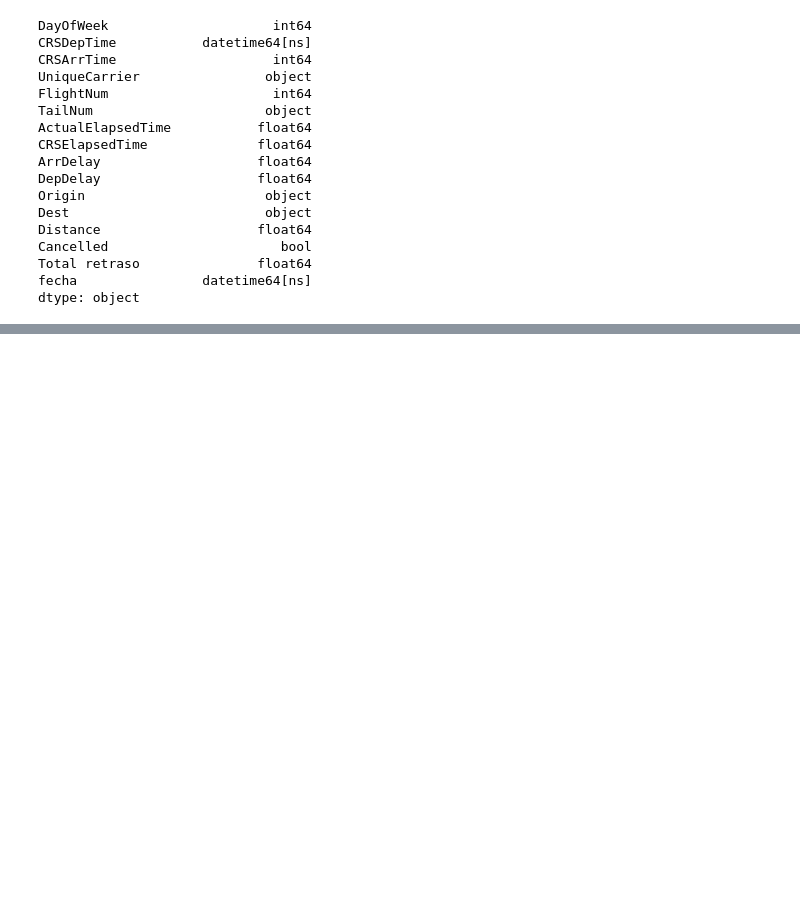
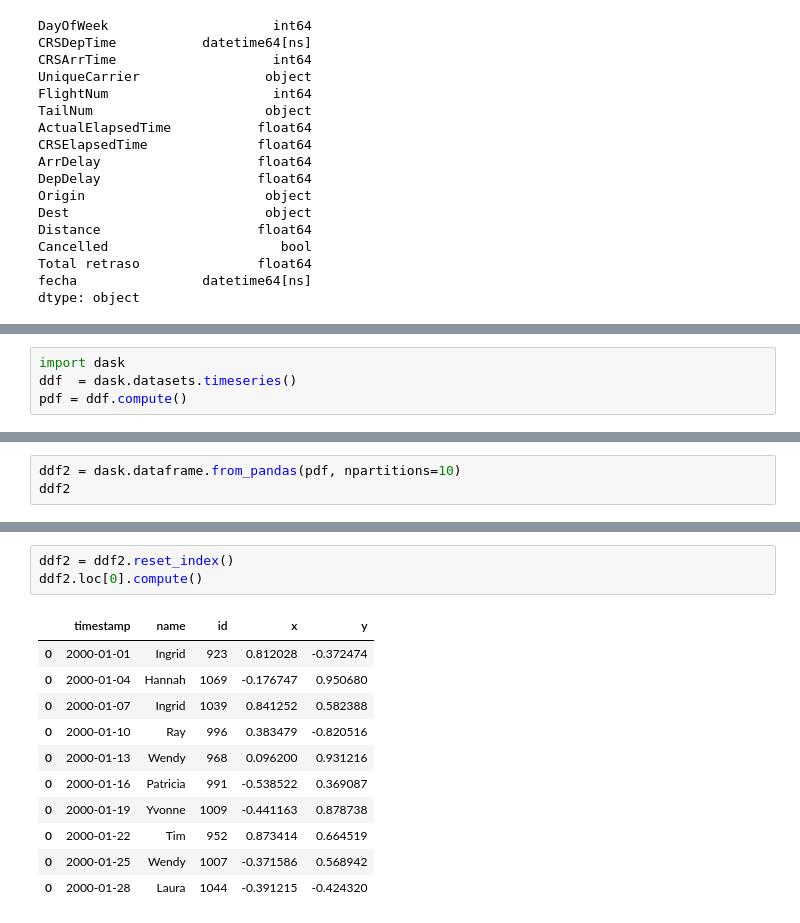
Before and after one commit to roddavalosG/proyecto_dask, a Jupyter notebook: 03_comparacion_pandas_dask.ipynb, the cells around one changed output, grey strips where cells are left out. Drawn from its saved outputs; the diff is of its cells as text; blank space fills up the shorter version.

```diff
--- a/03_comparacion_pandas_dask.ipynb
+++ b/03_comparacion_pandas_dask.ipynb
@@ -253,0 +258,4 @@ dtype: object
+# %%
+import dask
+ddf  = dask.datasets.timeseries()
+pdf = ddf.compute()
@@ -253,0 +302,3 @@ dtype: object
+# %%
+ddf2 = dask.dataframe.from_pandas(pdf, npartitions=10)
+ddf2
@@ -253,0 +327,15 @@ dtype: object
+# %%
+ddf2 = ddf2.reset_index()
+ddf2.loc[0].compute()
+# %% [output]
+|  | timestamp | name | id | x | y |
+| 0 | 2000-01-01 | Ingrid | 923 | 0.812028 | -0.372474 |
+| 0 | 2000-01-04 | Hannah | 1069 | -0.176747 | 0.950680 |
+| 0 | 2000-01-07 | Ingrid | 1039 | 0.841252 | 0.582388 |
+| 0 | 2000-01-10 | Ray | 996 | 0.383479 | -0.820516 |
+| 0 | 2000-01-13 | Wendy | 968 | 0.096200 | 0.931216 |
+| 0 | 2000-01-16 | Patricia | 991 | -0.538522 | 0.369087 |
+| 0 | 2000-01-19 | Yvonne | 1009 | -0.441163 | 0.878738 |
+| 0 | 2000-01-22 | Tim | 952 | 0.873414 | 0.664519 |
+| 0 | 2000-01-25 | Wendy | 1007 | -0.371586 | 0.568942 |
+| 0 | 2000-01-28 | Laura | 1044 | -0.391215 | -0.424320 |
```
Also changed, not shown: parts of 13 cells of this notebook, 7 other files.
